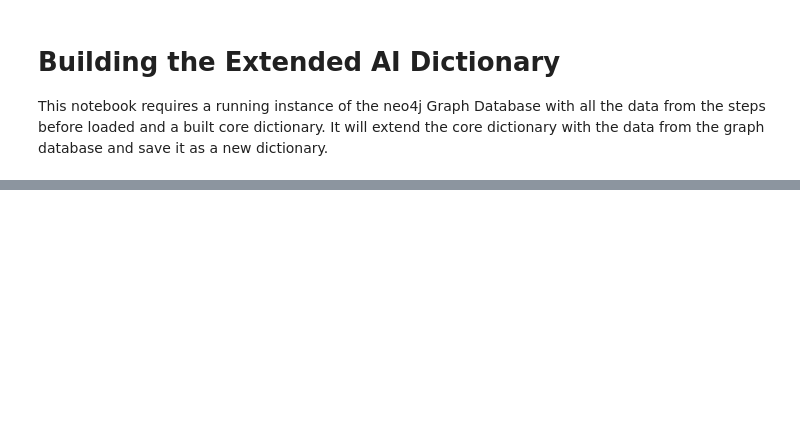
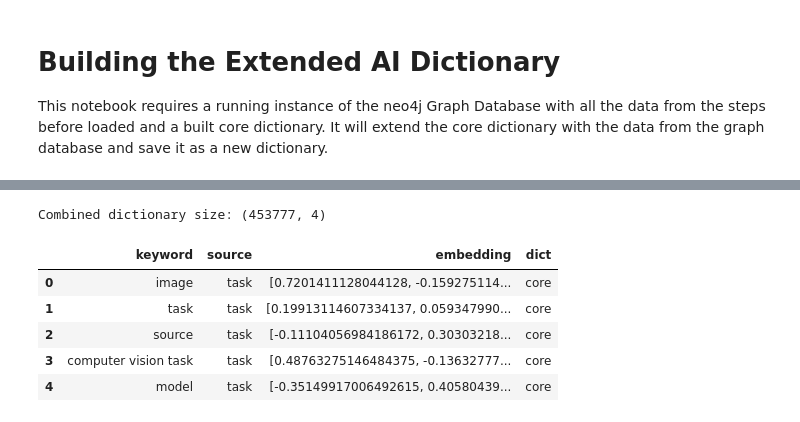
Before and after one commit to J0nasW/AI-Dictionary, a Jupyter notebook: 04_Extended_Dictionary.ipynb, the cells around one changed output, grey strips where cells are left out. Saved outputs shown, nothing was run; the diff lists cells and outputs as text; code cells hidden in the pictures; blank space fills up the shorter version.

```diff
--- a/04_Extended_Dictionary.ipynb
+++ b/04_Extended_Dictionary.ipynb
@@ -43,0 +66,17 @@ print("Done.")
+# %%
+# Combine the core and extended dictionary dataframes into one by adding a column that indicates the source dict
+core_dict_df["dict"] = "core"
+ext_dict_df["dict"] = "extended"
+dict_df = pd.concat([core_dict_df[["keyword", "source", "embedding", "dict"]], ext_dict_df[["keyword", "source", "embedding", "dict"]]], ignore_index=True)
+del core_dict_df
+dict_df = dict_df.reset_index(drop=True)
+print(f"Combined dictionary size: {dict_df.shape}")
+display(dict_df.head())
+# %% [output]
+Combined dictionary size: (453777, 4)
+|  | keyword | source | embedding | dict |
+| 0 | image | task | [0.7201411128044128, -0.159275114... | core |
+| 1 | task | task | [0.19913114607334137, 0.059347990... | core |
+| 2 | source | task | [-0.11104056984186172, 0.30303218... | core |
+| 3 | computer vision task | task | [0.48763275146484375, -0.13632777... | core |
+| 4 | model | task | [-0.35149917006492615, 0.40580439... | core |
```
Also changed, not shown: parts of 9 cells of this notebook, 18 other files.
